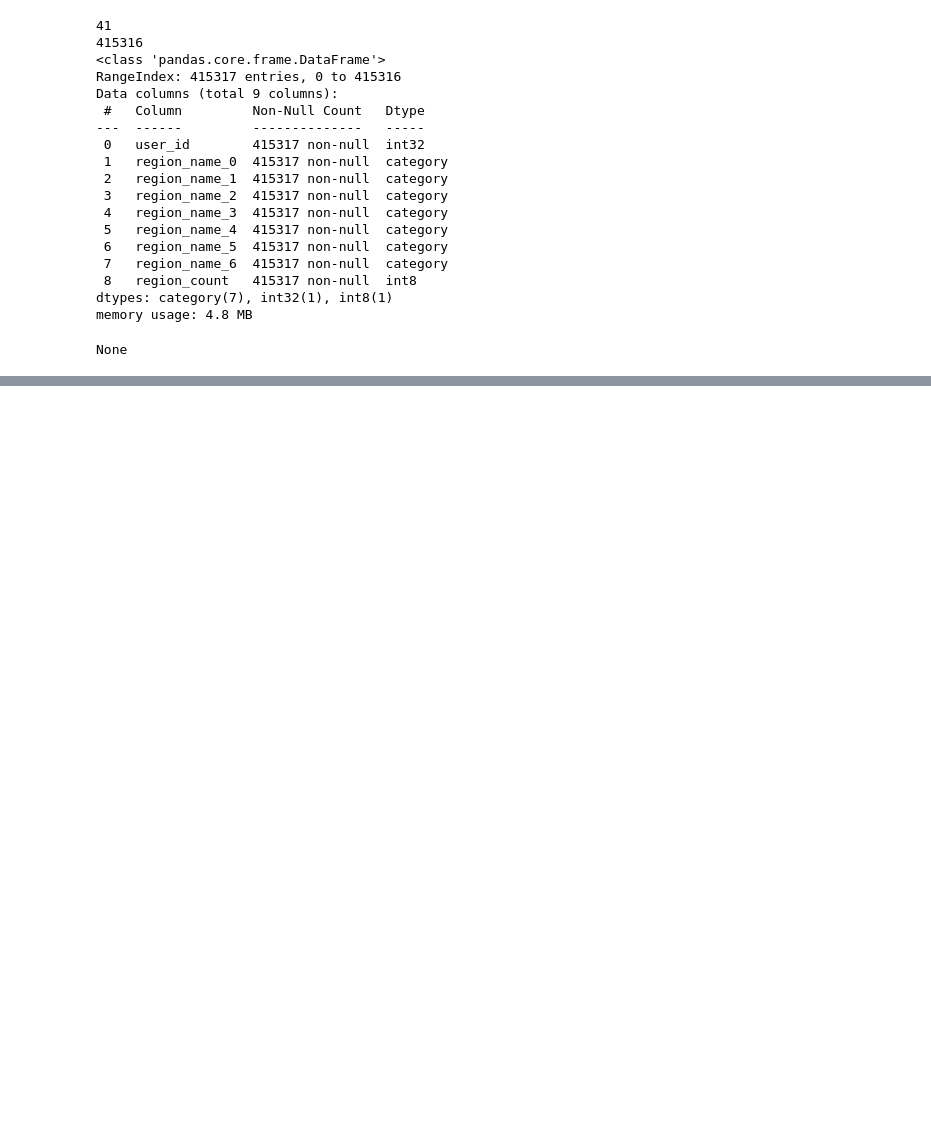
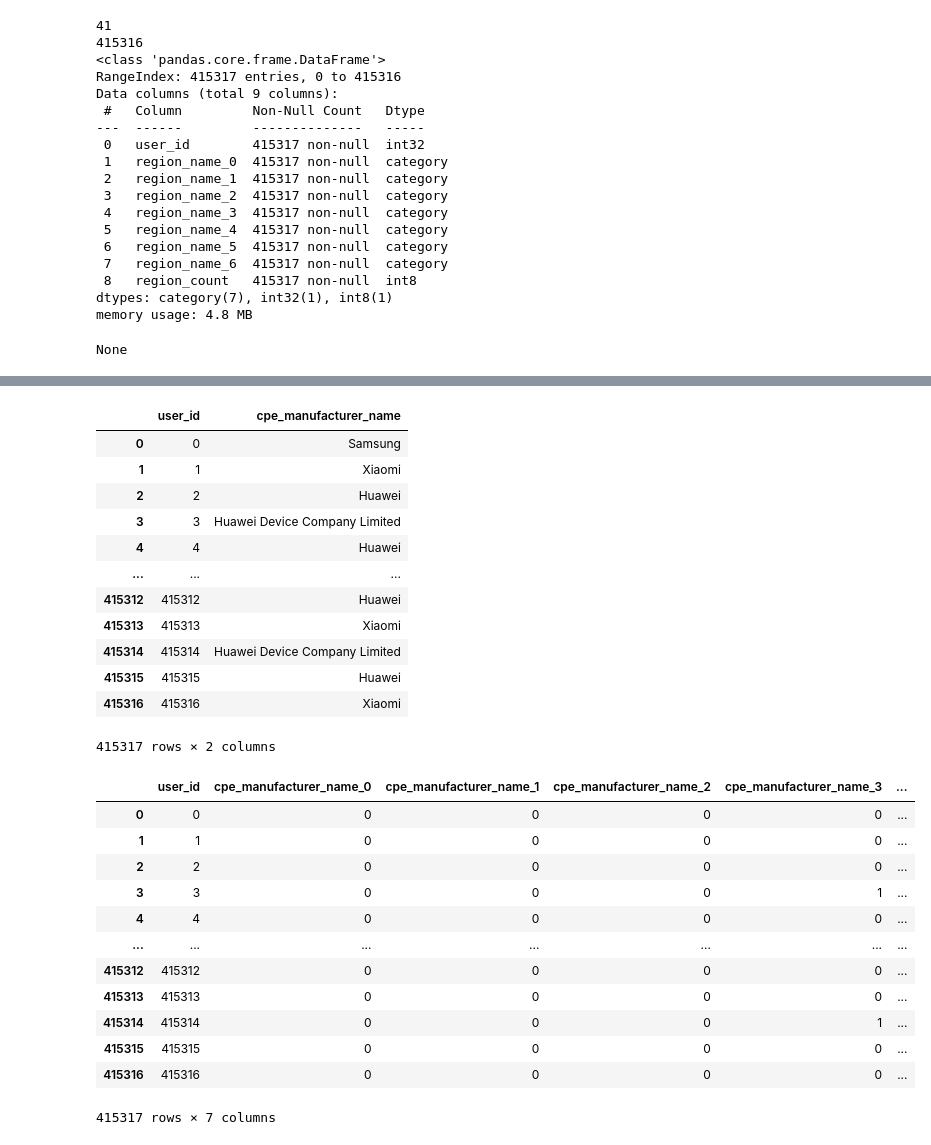
Before and after one commit to koshkidadanet/MTS-ML-CUP, a Jupyter notebook: feature_eng.ipynb, the cells around one changed output, grey strips where cells are left out. Saved outputs shown, nothing was run; the diff lists cells and outputs as text; code cells hidden in the pictures; blank space fills up the shorter version.

```diff
--- a/feature_eng.ipynb
+++ b/feature_eng.ipynb
@@ -179,0 +345,7 @@ df.to_parquet('..\\full_data\\figma_plan\\region.parquet', index=False)
+# %%
+path = '..\\full_data\\competition_data_final_pqt'
+columns = {'user_id': 'int32', 'cpe_manufacturer_name': 'category'}
+data = read_data(path,columns)
+display(data.info())
+display(data.isna().sum())
+display(len(data['cpe_manufacturer_name'].unique()))
@@ -179,0 +366,14 @@ df.to_parquet('..\\full_data\\figma_plan\\region.parquet', index=False)
+# %%
+display(data.isna().sum())
+df = data.groupby(['user_id', 'cpe_manufacturer_name'])['cpe_manufacturer_name'].count()
+df.name = 'top_brend'
+
+display(df.info())
+print(df.index)
+
+df = df[df != 0].reset_index()
+display(df.head(20))
+
+df = df.sort_values(by='top_brend', ascending=False).drop_duplicates(subset='user_id', keep='first', ignore_index=True)
+df = df.drop('top_brend', axis=1)
+df = df.sort_values(by='user_id').reset_index(drop=True)
@@ -179,0 +427,32 @@ df.to_parquet('..\\full_data\\figma_plan\\region.parquet', index=False)
+# %%
+display(df)
+be = BinaryEncoder(cols=['cpe_manufacturer_name'],return_df=True)
+df = be.fit_transform(df)
+display(df)
+# %% [output]
+|  | user_id | cpe_manufacturer_name |
+| 0 | 0 | Samsung |
+| 1 | 1 | Xiaomi |
+| 2 | 2 | Huawei |
+| 3 | 3 | Huawei Device Company Limited |
+| 4 | 4 | Huawei |
+| ... | ... | ... |
+| 415312 | 415312 | Huawei |
+| 415313 | 415313 | Xiaomi |
+| 415314 | 415314 | Huawei Device Company Limited |
+| 415315 | 415315 | Huawei |
+| 415316 | 415316 | Xiaomi |
+415317 rows × 2 columns
+|  | user_id | cpe_manufacturer_name_0 | cpe_manufacturer_name_1 | cpe_manufacturer_name_2 | cpe_manufacturer_name_3 | ... |
+| 0 | 0 | 0 | 0 | 0 | 0 | ... |
+| 1 | 1 | 0 | 0 | 0 | 0 | ... |
+| 2 | 2 | 0 | 0 | 0 | 0 | ... |
+| 3 | 3 | 0 | 0 | 0 | 1 | ... |
+| 4 | 4 | 0 | 0 | 0 | 0 | ... |
+| ... | ... | ... | ... | ... | ... | ... |
+| 415312 | 415312 | 0 | 0 | 0 | 0 | ... |
+| 415313 | 415313 | 0 | 0 | 0 | 0 | ... |
+| 415314 | 415314 | 0 | 0 | 0 | 1 | ... |
+| 415315 | 415315 | 0 | 0 | 0 | 0 | ... |
+| 415316 | 415316 | 0 | 0 | 0 | 0 | ... |
+415317 rows × 7 columns
```
Also changed, not shown: parts of 24 cells of this notebook.
